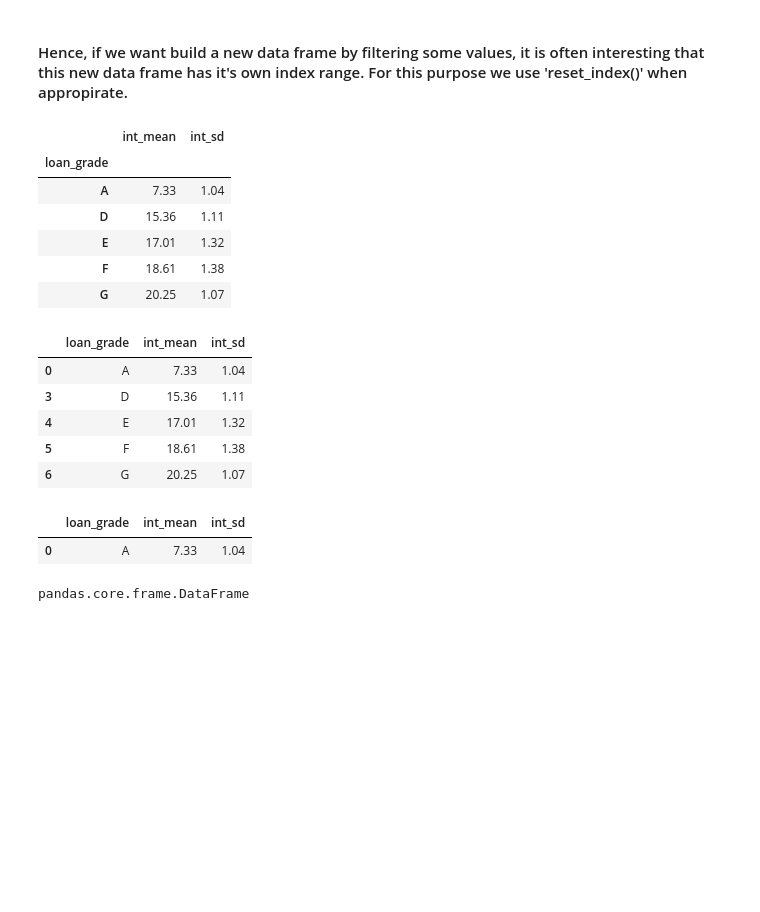
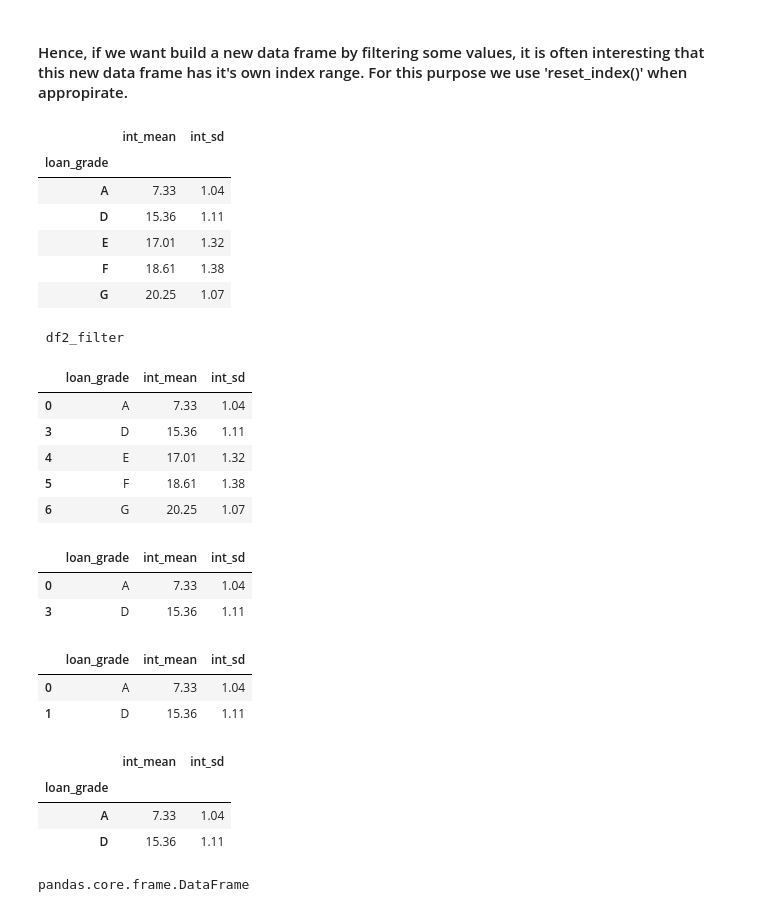
Before and after one commit to Cayan-Portela/TCF, a Jupyter notebook: 01_pandas.ipynb, the cells around one changed output. Saved outputs shown, nothing was run; the diff lists cells and outputs as text; code cells hidden in the pictures; blank space fills up the shorter version.

```diff
--- a/01_pandas.ipynb
+++ b/01_pandas.ipynb
@@ -369,6 +418,7 @@ df1_filter = df1[ df1.int_sd >= 1 ]
 df2_filter = df2[ df2.int_sd >= 1 ]
 # %%
 df1_filter
+print('\n df2_filter\n')
 df2_filter
 # %% [output]
 |  | int_mean | int_sd |
@@ -378,6 +428,7 @@ df2_filter
 | E | 17.01 | 1.32 |
 | F | 18.61 | 1.38 |
 | G | 20.25 | 1.07 |
+ df2_filter
 |  | loan_grade | int_mean | int_sd |
 | 0 | A | 7.33 | 1.04 |
 | 3 | D | 15.36 | 1.11 |
@@ -386,9 +437,21 @@ df2_filter
 | 6 | G | 20.25 | 1.07 |
 # %%
 df2_filter.iloc[0:2]
+df2_filter.reset_index(drop=True).iloc[0:2]
 # %% [output]
 |  | loan_grade | int_mean | int_sd |
 | 0 | A | 7.33 | 1.04 |
+| 3 | D | 15.36 | 1.11 |
+|  | loan_grade | int_mean | int_sd |
+| 0 | A | 7.33 | 1.04 |
+| 1 | D | 15.36 | 1.11 |
+# %%
+df1_filter.loc[['A', 'D']]
+# %% [output]
+|  | int_mean | int_sd |
+| loan_grade |  |  |
+| A | 7.33 | 1.04 |
+| D | 15.36 | 1.11 |
 # %%
 type(df1)
 type(df2)
```
Also changed, not shown: parts of 15 cells of this notebook, 1 other file.
